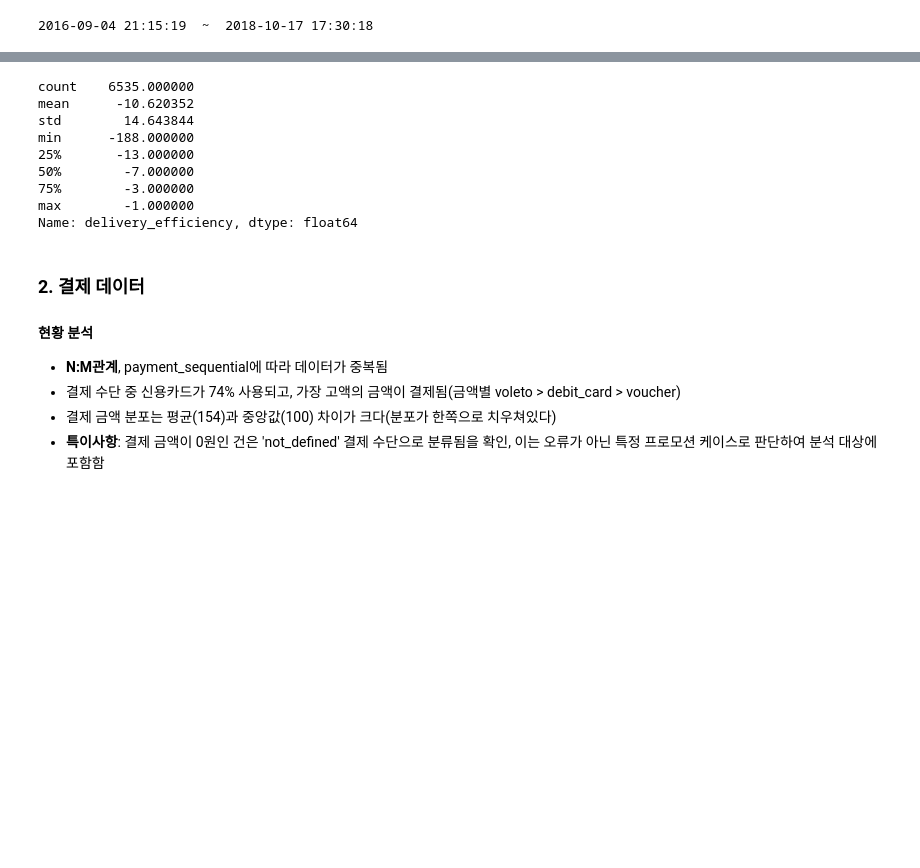
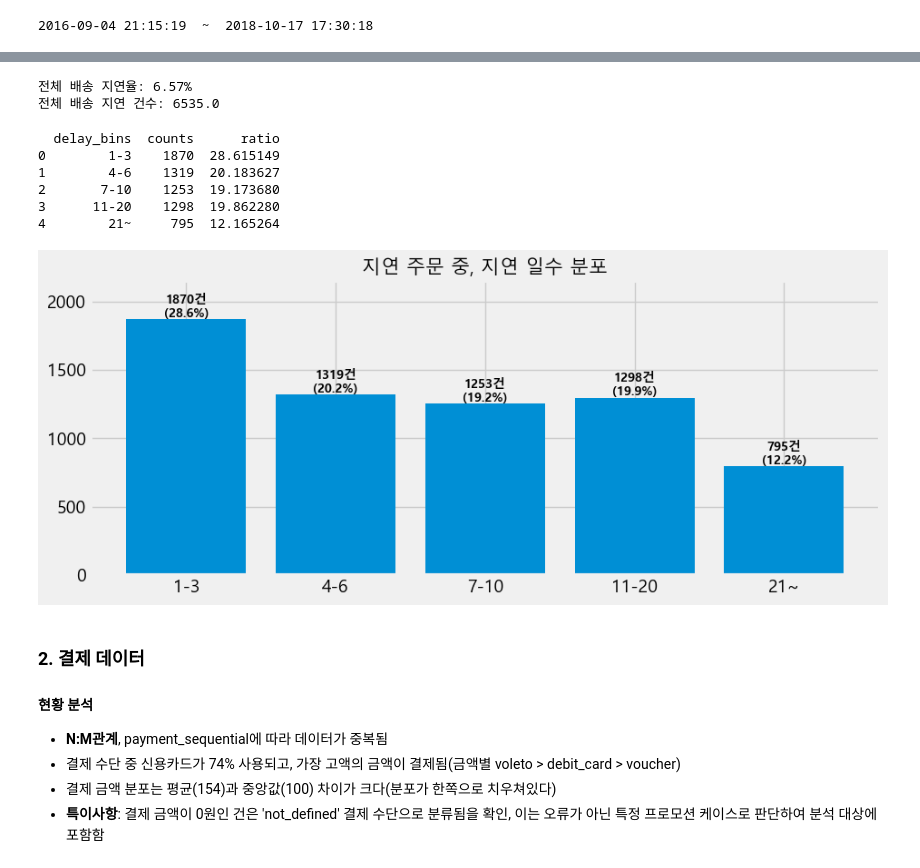
Before and after one commit to eunsung20311-dot/Olist-E-commerce-Analysis, a Jupyter notebook: 1. Data preparation + EDA.ipynb, the cells around one changed output, grey strips where cells are left out. Drawn from its saved outputs; the diff is of its cells as text; code cells hidden in the pictures; blank space fills up the shorter version.

```diff
--- a/1. Data preparation + EDA.ipynb
+++ b/1. Data preparation + EDA.ipynb
@@ -239,16 +259,55 @@ plt.show()
 # %%
-#지연일수 통계값
-df_orders.loc[df_orders['delivery_efficiency'] < 0, 'delivery_efficiency'].describe()
+#전체 배송 지연율과 지연 건수
+order_count = df_orders['order_id'].nunique()
+total_latedelivery_count = df_orders['is_delayed'].sum()
+delay_rate = round((total_latedelivery_count / order_count)*100, 2)
+
+print(f'전체 배송 지연율: {delay_rate}%')
+print(f'전체 배송 지연 건수: {total_latedelivery_count}')
 # %% [output]
-count    6535.000000
-mean      -10.620352
-std        14.643844
-min      -188.000000
-25%       -13.000000
-50%        -7.000000
-75%        -3.000000
-max        -1.000000
-Name: delivery_efficiency, dtype: float64
+전체 배송 지연율: 6.57%
+전체 배송 지연 건수: 6535.0
+# %%
+df_delayed = df_orders[df_orders['delivery_efficiency'] < 0].copy()
+df_delayed['delay_days'] = df_delayed['delivery_efficiency'].abs()
+
+bins = [0, 3, 6, 10, 20, np.inf]
+labels = ['1-3', '4-6', '7-10', '11-20', '21~']
+
+df_delayed['delay_bins'] = pd.cut(df_delayed['delay_days'], bins=bins, labels=labels)
+
+result = df_delayed.groupby('delay_bins', observed=True)['order_id'].nunique().reset_index()
+result.columns = ['delay_bins', 'counts']
+total_delayed_count = result['counts'].sum()
+result['ratio'] = result['counts'] / total_delayed_count * 100
+
+print(result)
+# %% [output]
+  delay_bins  counts      ratio
+0        1-3    1870  28.615149
+1        4-6    1319  20.183627
+2       7-10    1253  19.173680
+3      11-20    1298  19.862280
+4        21~     795  12.165264
+# %%
+plt.figure(figsize=(10, 4))
+
+# 막대 그래프 생성
+bars = plt.bar(result['delay_bins'],result['counts']
+               )
+plt.title('지연 주문 중, 지연 일수 분포', fontsize=15)
+for bar in bars:
+    height = bar.get_height()
+    ratio = (height / total_delayed_count) * 100
+
+    label_text = f'{height}건\n({ratio:.1f}%)'
+    plt.text(bar.get_x() + bar.get_width()/2, height, label_text,
+             ha='center', va='bottom', fontsize=10, fontweight='bold')
+
+plt.ylim(0, result['counts'].max() * 1.15)
+plt.show()
+# %% [output]
+[figure, added]
 # %% [markdown]
 ### 2. 결제 데이터
 #### 현황 분석
```
Also changed, not shown: parts of 11 cells of this notebook.
